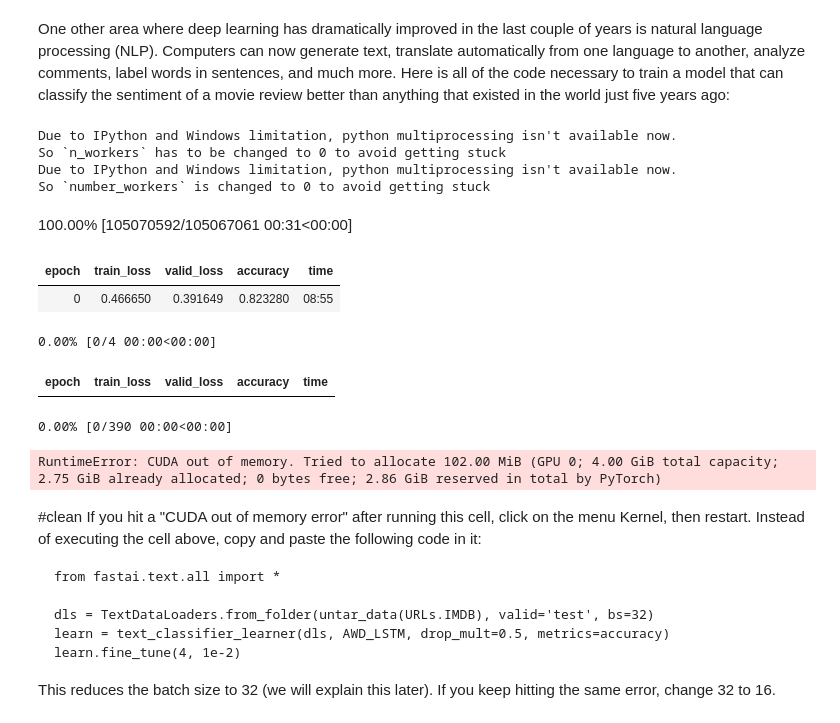
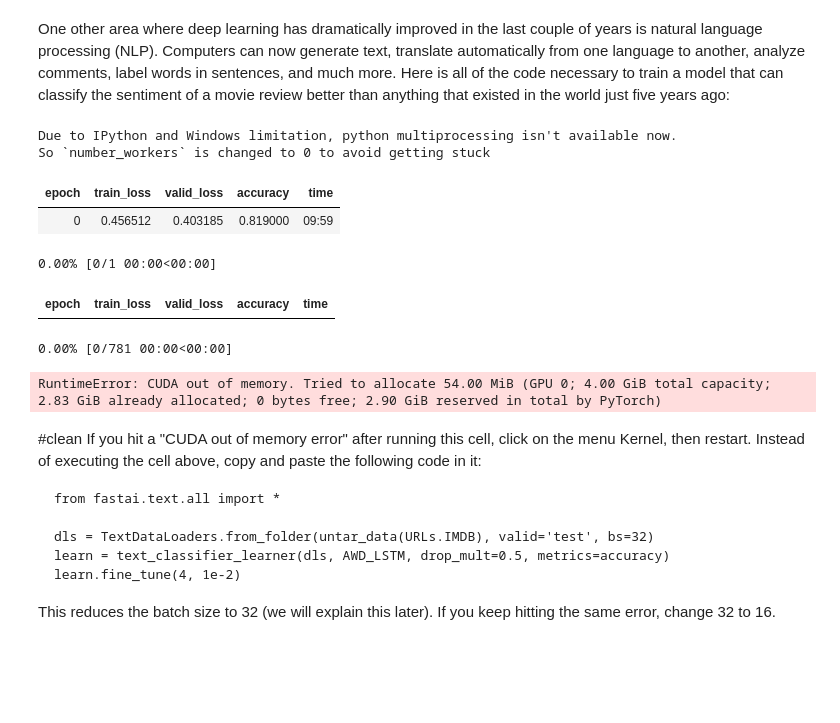
Before and after one commit to Marcingrze/fastbook, a Jupyter notebook: 01_intro.ipynb, the cells around one changed output. Drawn from its saved outputs; the diff is of its cells as text; code cells hidden in the pictures; blank space fills up the shorter version.

```diff
--- a/01_intro.ipynb
+++ b/01_intro.ipynb
@@ -718,21 +718,18 @@ One other area where deep learning has dramatically improved in the last couple
 # %%
 from fastai.text.all import *
 
 dls = TextDataLoaders.from_folder(untar_data(URLs.IMDB), valid='test', bs=32)
 learn = text_classifier_learner(dls, AWD_LSTM, drop_mult=0.5, metrics=accuracy)
-learn.fine_tune(4, 1e-2)
+learn.fine_tune(1, 1e-2)
 # %% [output]
-Due to IPython and Windows limitation, python multiprocessing isn't available now.
-So `n_workers` has to be changed to 0 to avoid getting stuck
 Due to IPython and Windows limitation, python multiprocessing isn't available now.
 So `number_workers` is changed to 0 to avoid getting stuck
-100.00% [105070592/105067061 00:31<00:00]
 | epoch | train_loss | valid_loss | accuracy | time |
-| 0 | 0.466650 | 0.391649 | 0.823280 | 08:55 |
+| 0 | 0.456512 | 0.403185 | 0.819000 | 09:59 |
-0.00% [0/4 00:00<00:00]
+0.00% [0/1 00:00<00:00]
 | epoch | train_loss | valid_loss | accuracy | time |
-0.00% [0/390 00:00<00:00]
+0.00% [0/781 00:00<00:00]
-RuntimeError: CUDA out of memory. Tried to allocate 102.00 MiB (GPU 0; 4.00 GiB total capacity; 2.75 GiB already allocated; 0 bytes free; 2.86 GiB reserved in total by PyTorch)
+RuntimeError: CUDA out of memory. Tried to allocate 54.00 MiB (GPU 0; 4.00 GiB total capacity; 2.83 GiB already allocated; 0 bytes free; 2.90 GiB reserved in total by PyTorch)
 # %% [markdown]
 #clean
 If you hit a "CUDA out of memory error" after running this cell, click on the menu Kernel, then restart. Instead of executing the cell above, copy and paste the following code in it:
```
Also changed, not shown: parts of 4 cells of this notebook, 1 other file.
